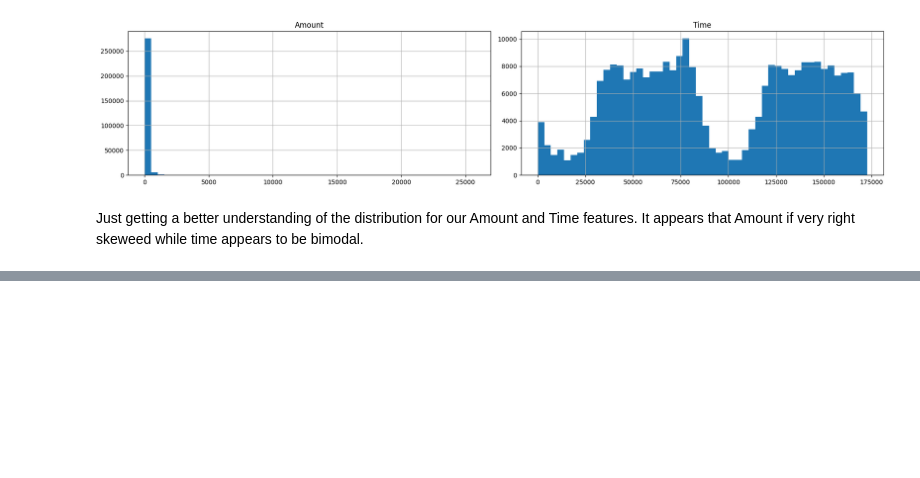
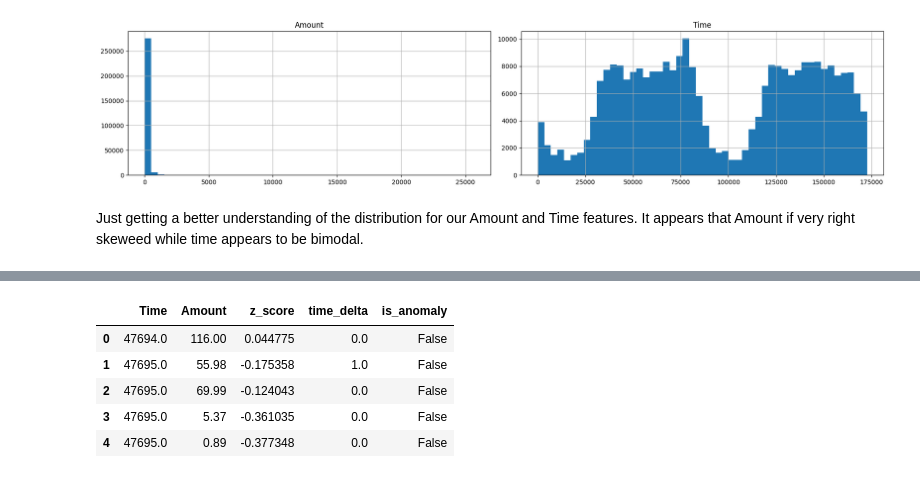
Before and after one commit to jon-paino/Striim-Exercise, a Jupyter notebook: credit-fraud.ipynb, the cells around one changed output, grey strips where cells are left out. Saved outputs shown, nothing was run; the diff lists cells and outputs as text; code cells hidden in the pictures; blank space fills up the shorter version.

```diff
--- a/credit-fraud.ipynb
+++ b/credit-fraud.ipynb
@@ -59,0 +66,91 @@ Just getting a better understanding of the distribution for our Amount and Time
+# %%
+# Treat the first 20% of transactions as a reference set and remaining 80% as a stream/test set
+split_idx = int(len(df) * 0.20)
+train_df = df.iloc[:split_idx].copy()
+stream_df = df.iloc[split_idx:].copy()
+
+# Stream Processor Class
+class StreamAnomalyDetector:
+    def __init__(self, window_size=1000, z_threshold=3.0):
+        self.window_size = window_size
+        self.z_threshold = z_threshold
+
+        # keep the last N amounts to calculate stats
+        self.history = []
+        self.last_time = None
+
+        # cache stats to avoid re-calculating on every single event
+        self.stats = {'mean': 0, 'std': 1}
+
+    def _update_stats(self):
+        """Updates the rolling mean and std deviation based on history."""
+        if not self.history:
+            return
+
+        # in production this would use Welford's Online Algorithm
+        vals = np.array(self.history)
+        self.stats['mean'] = np.mean(vals)
+        self.stats['std'] = np.std(vals) if len(vals) > 1 else 1
+
+        if self.stats['std'] == 0:
+            self.stats['std'] = 1
+
+    def process_event(self, event):
+        """
+        Ingests a single event (row), calculates features,
+        updates state, and returns the anomaly score.
+        """
+        # --- Feature Engineering ---
+
+        # in production we would have transactions tied to individuals and could use time-delta as a feature
+        time_delta = 0
+        if self.last_time is not None:
+            time_delta = event['Time'] - self.last_time
+
+        # calculate Z-Score (The Anomaly Detector)
+        z_score = (event['Amount'] - self.stats['mean']) / self.stats['std']
+
+        # update state
+        self.history.append(event['Amount'])
+        if len(self.history) > self.window_size:
+            self.history.pop(0)
+
+        self.last_time = event['Time']
+        self._update_stats()
+
+        return {
+            'Time': event['Time'],
+            'Amount': event['Amount'],
+            'z_score': z_score,
+            'time_delta': time_delta,
+            'is_anomaly': abs(z_score) > self.z_threshold
+        }
+
+# --- Step 3: Run the Simulation ---
+
+# Initialize the detector
+detector = StreamAnomalyDetector(window_size=2000, z_threshold=3.0)
+
+# "Warm up" the detector with the tail of the Training set
+# so it doesn't start with 0 mean/std for the first stream event.
+print("Warming up detector state...")
+for _, row in train_df.tail(2000).iterrows():
+    detector.process_event(row)
+
+# Process the Stream
+print(f"Streaming {len(stream_df)} events...")
+results = []
+
+# In production, this would be an API endpoint receiving JSON.
+for _, row in stream_df.iterrows():
+    result = detector.process_event(row)
+
+    results.append(result)
+
+
+results_df = pd.DataFrame(results)
+
+anomalies = results_df[results_df['is_anomaly'] == True]
+print(f"Detected {len(anomalies)} anomalies in stream.")
+results_df.head()
+# %% [output]
@@ -59,0 +160,6 @@ Just getting a better understanding of the distribution for our Amount and Time
+|  | Time | Amount | z_score | time_delta | is_anomaly |
+| 0 | 47694.0 | 116.00 | 0.044775 | 0.0 | False |
+| 1 | 47695.0 | 55.98 | -0.175358 | 1.0 | False |
+| 2 | 47695.0 | 69.99 | -0.124043 | 0.0 | False |
+| 3 | 47695.0 | 5.37 | -0.361035 | 0.0 | False |
+| 4 | 47695.0 | 0.89 | -0.377348 | 0.0 | False |
```
Also changed, not shown: parts of 17 cells of this notebook, 2 other files.
